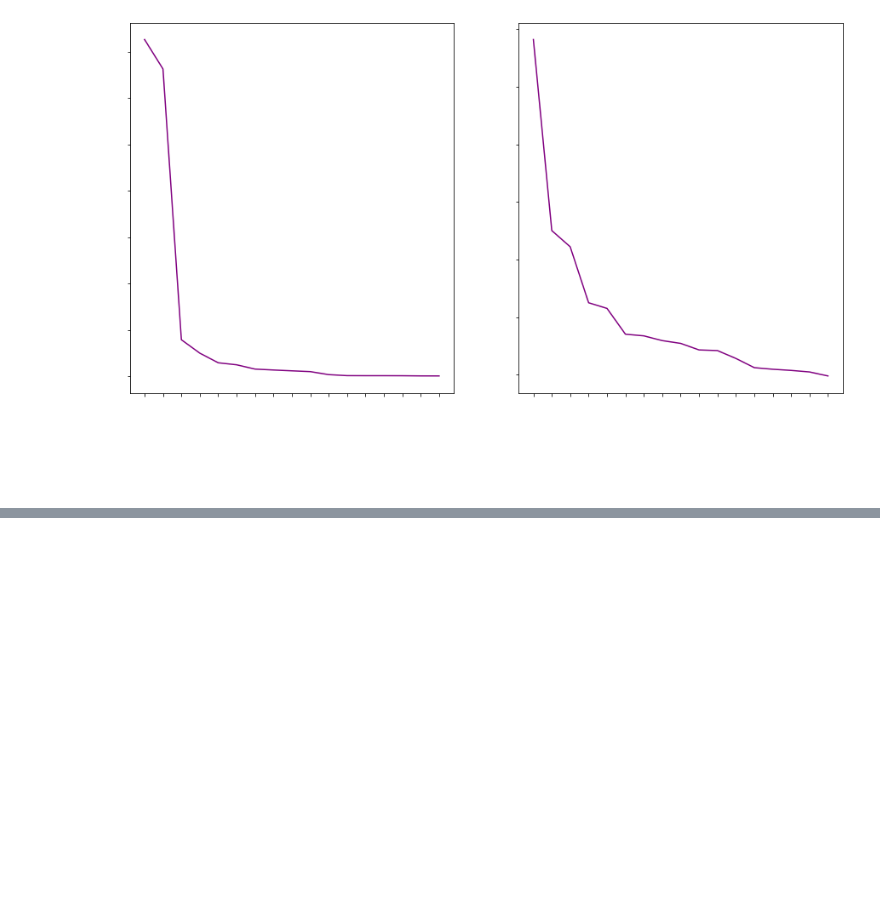
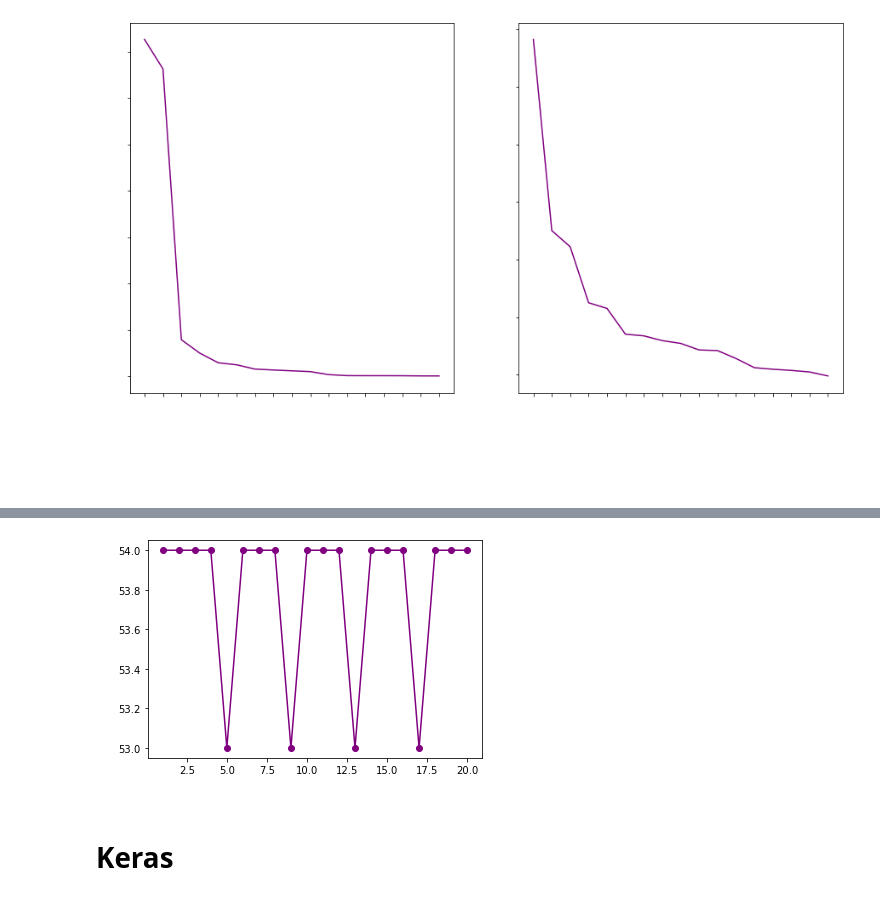
Before and after one commit to SorinMarkov01/Neur-nov-siete-NS, a Jupyter notebook: NS - JakubT.ipynb, the cells around one changed output, grey strips where cells are left out. Drawn from its saved outputs; the diff is of its cells as text; code cells hidden in the pictures; blank space fills up the shorter version.

Commit message:
Keras
Neurónová sieť Keras

```diff
--- a/NS - JakubT.ipynb
+++ b/NS - JakubT.ipynb
@@ -274,0 +347,4 @@ fig.show()
+# %%
+# Pomocou iloc vypíšem názvy prvých 150 rastlín
+y = df.iloc[0:200, 8].values
+print(y)
@@ -274,0 +390,4 @@ fig.show()
+# %%
+#Pomocou knižnice numpy všade tak kde sa nachádza "kosatec_sibirsky" v našom poli y, vyíšem -1 a pre ostatne 1
+y = np.where(y == "GAME ACTION", -1, 1)
+y
@@ -274,0 +407,16 @@ fig.show()
+# %%
+#Teraz začneme trénovať perceptrón na základe získaných dát z našej databázy
+#Nastavíme rýchlosť učenia na 0.1 a počet iterácii na 10
+
+pn = Perceptron(0.1, 20)
+pn.fit(X, y)
+
+#Vykreslíme chybovosť za daných 10 iterácii. Farba fialová, značka - o
+plt.plot(range(1, len(pn.errors_) + 1), pn.errors_, marker='o', color='purple')
+plt.xlabel('Iteracia', color='white') #Názov x-ovej osi
+plt.ylabel('Chybovosť', color='white') #Názov y-ovej osi
+plt.show() #Zobrazenie grafu
+# %% [output]
+[figure, added]
+# %% [markdown]
+# Keras
```
Also changed, not shown: parts of 21 cells of this notebook.
